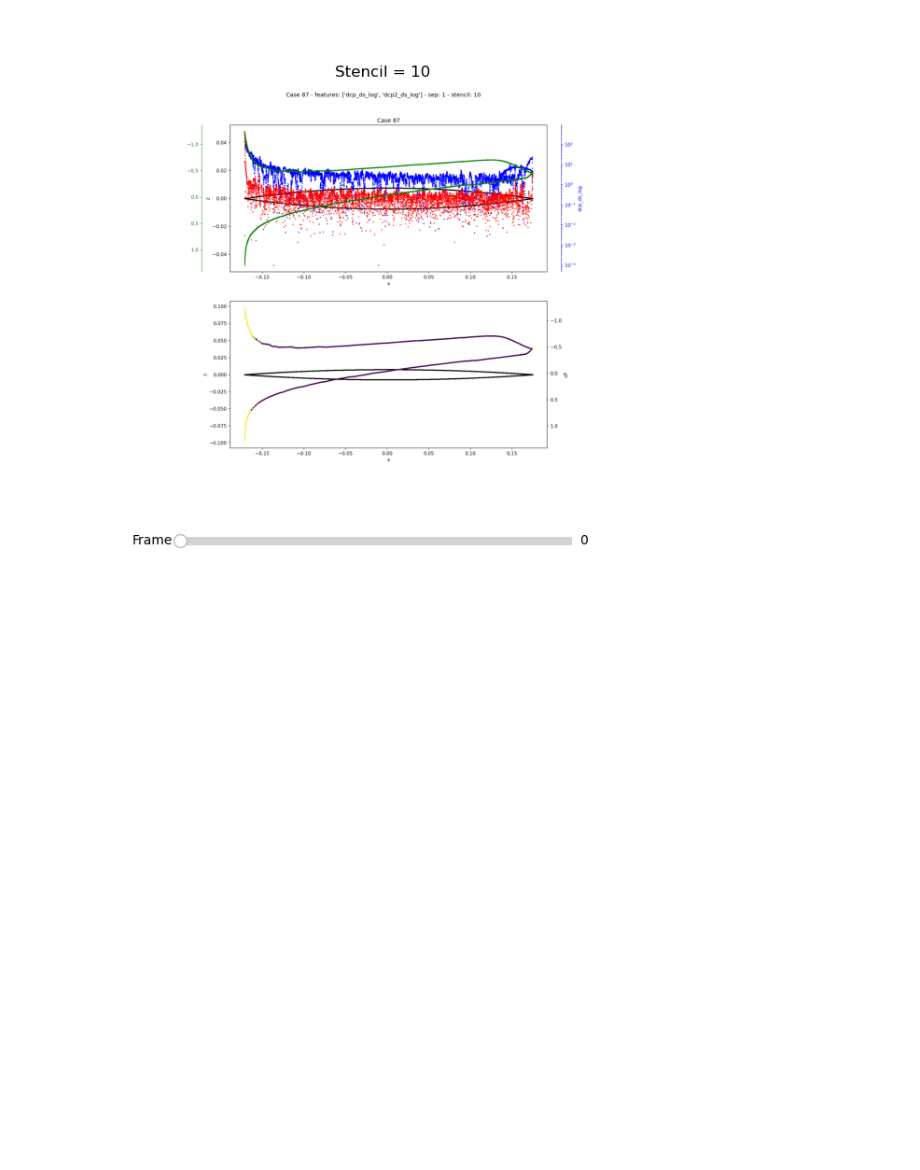
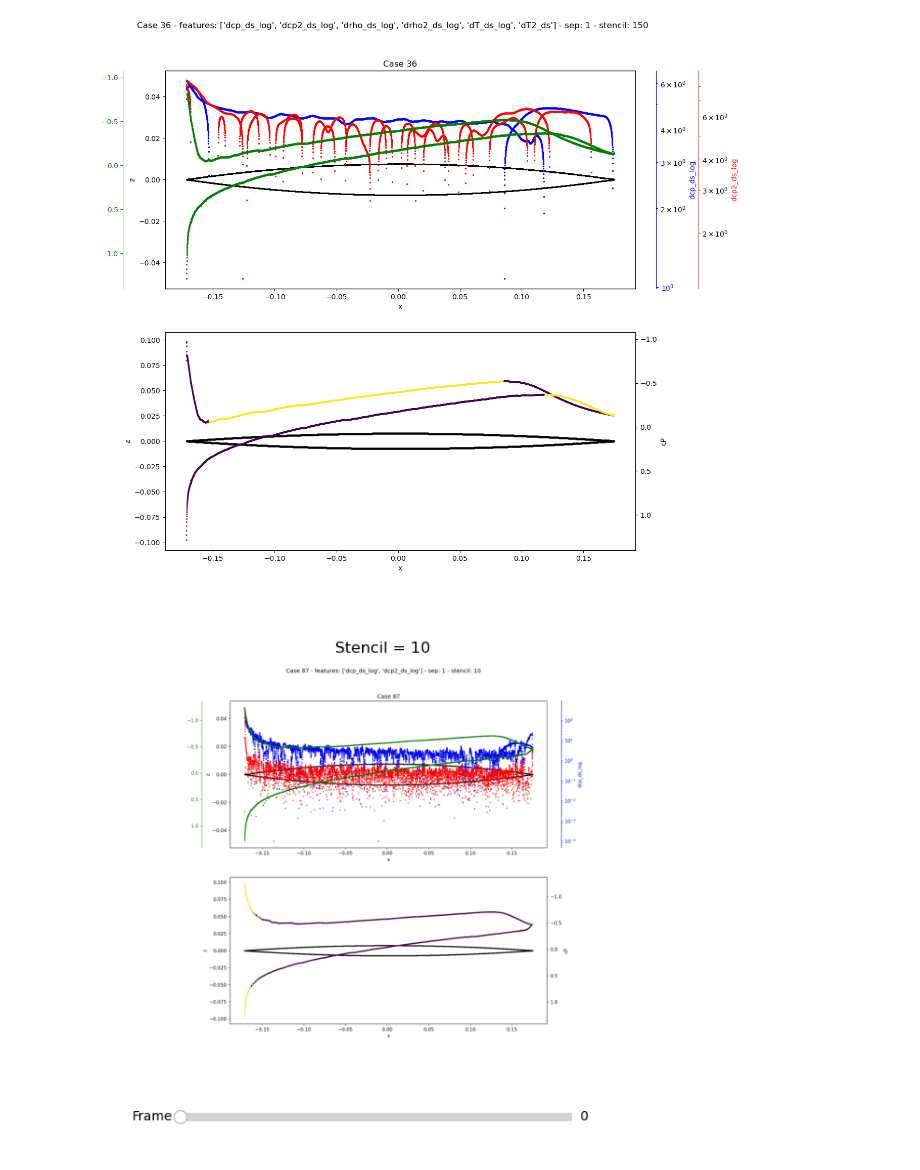
Before and after one commit to ninjaraiz/fellowship-of-the-ring, a Jupyter notebook: examples/pictures.ipynb, the cells around one changed output. Drawn from its saved outputs; the diff is of its cells as text; code cells hidden in the pictures; blank space fills up the shorter version.

```diff
--- a/examples/pictures.ipynb
+++ b/examples/pictures.ipynb
@@ -148,3 +169,25 @@ def make_gif_from_case(case:int, features:list, n_clusters:int, sep:int):
+# %%
+features = ['dcp_ds_log', 'dcp2_ds_log', 'drho_ds_log', 'drho2_ds_log', 'dT_ds_log', 'dT2_ds'] # , 'gradrhox_log', 'gradTx_log'
+stencil = 150
+sep=1
+n_clusters=2
+
+case=36
+fig1 = plot_case_0(
+    case=case, features=features,
+    n_clusters=n_clusters,
+    stencil=stencil, sep=sep,
+    save=False
+    )
+# n_clusters=2
+# fig2 = plot_case_0(
+#     case=case, features=features,
+#     n_clusters=n_clusters,
+#     stencil=stencil, sep=sep,
+#     save=False
+#     )
+# %% [output]
+[figure, added]
 # %%
 make_gif_from_case(case=36, features=features, n_clusters=2, sep=1)
 # %%
```
Also changed, not shown: parts of 3 cells of this notebook, 5 other files.
